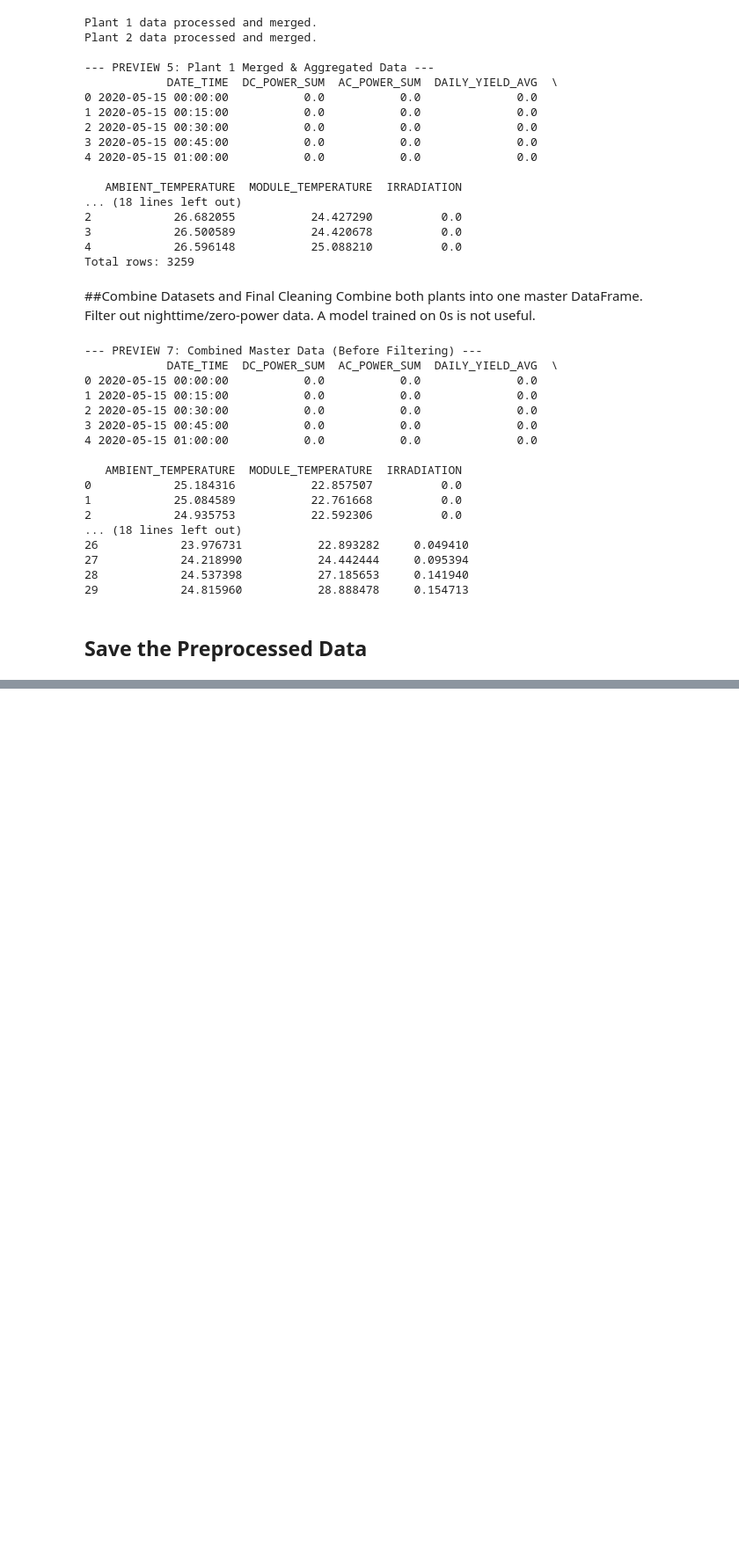
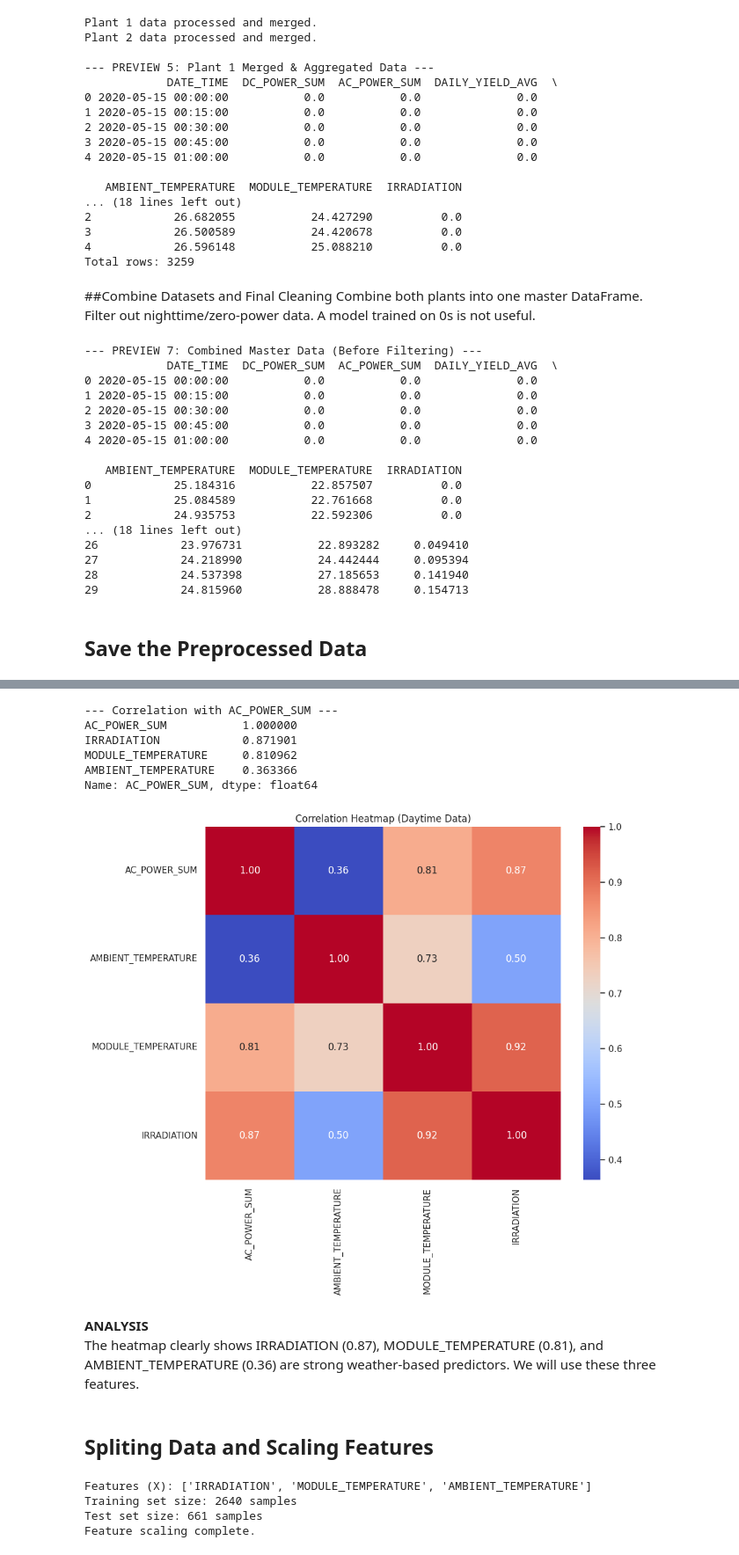
Before and after one commit to imsubhani/Solar-Power-Generation-Predictor, a Jupyter notebook: notebooks/solar_power_prediction.ipynb, the cells around one changed output, grey strips where cells are left out. Shown at 88% size. Cells and saved outputs as stored; diff of their text form; code cells hidden in the pictures; blank space fills up the shorter version.

Commit message:
Added Week 2 Task: Model Training and Prediction

```diff
--- a/notebooks/solar_power_prediction.ipynb
+++ b/notebooks/solar_power_prediction.ipynb
@@ -163,0 +168,12 @@ df_daytime.to_csv(preprocessed_file, index=False)
+# %%
+import matplotlib.pyplot as plt
+import seaborn as sns
+from sklearn.model_selection import train_test_split
+from sklearn.preprocessing import StandardScaler, PolynomialFeatures
+from sklearn.linear_model import LinearRegression
+from sklearn.tree import DecisionTreeRegressor
+from sklearn.ensemble import RandomForestRegressor
+from sklearn.metrics import mean_absolute_error, mean_squared_error, r2_score
+import joblib
+
+sns.set(style="whitegrid")
@@ -163,0 +184,48 @@ df_daytime.to_csv(preprocessed_file, index=False)
+# %%
+eda_df = df_daytime.drop(columns=['DC_POWER_SUM', 'DAILY_YIELD_AVG'])
+
+corr_matrix = eda_df.corr(numeric_only=True)
+
+plt.figure(figsize=(10, 8))
+sns.heatmap(corr_matrix, annot=True, cmap='coolwarm', fmt='.2f')
+plt.title('Correlation Heatmap (Daytime Data)')
+plt.savefig('correlation_heatmap.png')
+
+print("--- Correlation with AC_POWER_SUM ---")
+print(corr_matrix['AC_POWER_SUM'].sort_values(ascending=False))
+# %% [output]
+--- Correlation with AC_POWER_SUM ---
+AC_POWER_SUM           1.000000
+IRRADIATION            0.871901
+MODULE_TEMPERATURE     0.810962
+AMBIENT_TEMPERATURE    0.363366
+Name: AC_POWER_SUM, dtype: float64
+[figure, added]
+# %% [markdown]
+**ANALYSIS**<br>
+The heatmap clearly shows IRRADIATION (0.87), MODULE_TEMPERATURE (0.81), and AMBIENT_TEMPERATURE (0.36) are strong weather-based predictors. We will use these three features.
+# %% [markdown]
+## Spliting Data and Scaling Features
+# %%
+top_features = ['IRRADIATION', 'MODULE_TEMPERATURE', 'AMBIENT_TEMPERATURE']
+y = df_daytime['AC_POWER_SUM']
+X = df_daytime[top_features]
+print(f"Features (X): {list(X.columns)}")
+
+# Split Data into Training and Test sets
+X_train, X_test, y_train, y_test = train_test_split(
+    X, y, test_size=0.2, random_state=42
+)
+print(f"Training set size: {len(X_train)} samples")
+print(f"Test set size: {len(X_test)} samples")
+
+# Scale Features
+scaler = StandardScaler()
+X_train_scaled = scaler.fit_transform(X_train)
+X_test_scaled = scaler.transform(X_test)
+print("Feature scaling complete.")
+# %% [output]
+Features (X): ['IRRADIATION', 'MODULE_TEMPERATURE', 'AMBIENT_TEMPERATURE']
+Training set size: 2640 samples
+Test set size: 661 samples
+Feature scaling complete.
```
Also changed, not shown: parts of 16 cells of this notebook.
